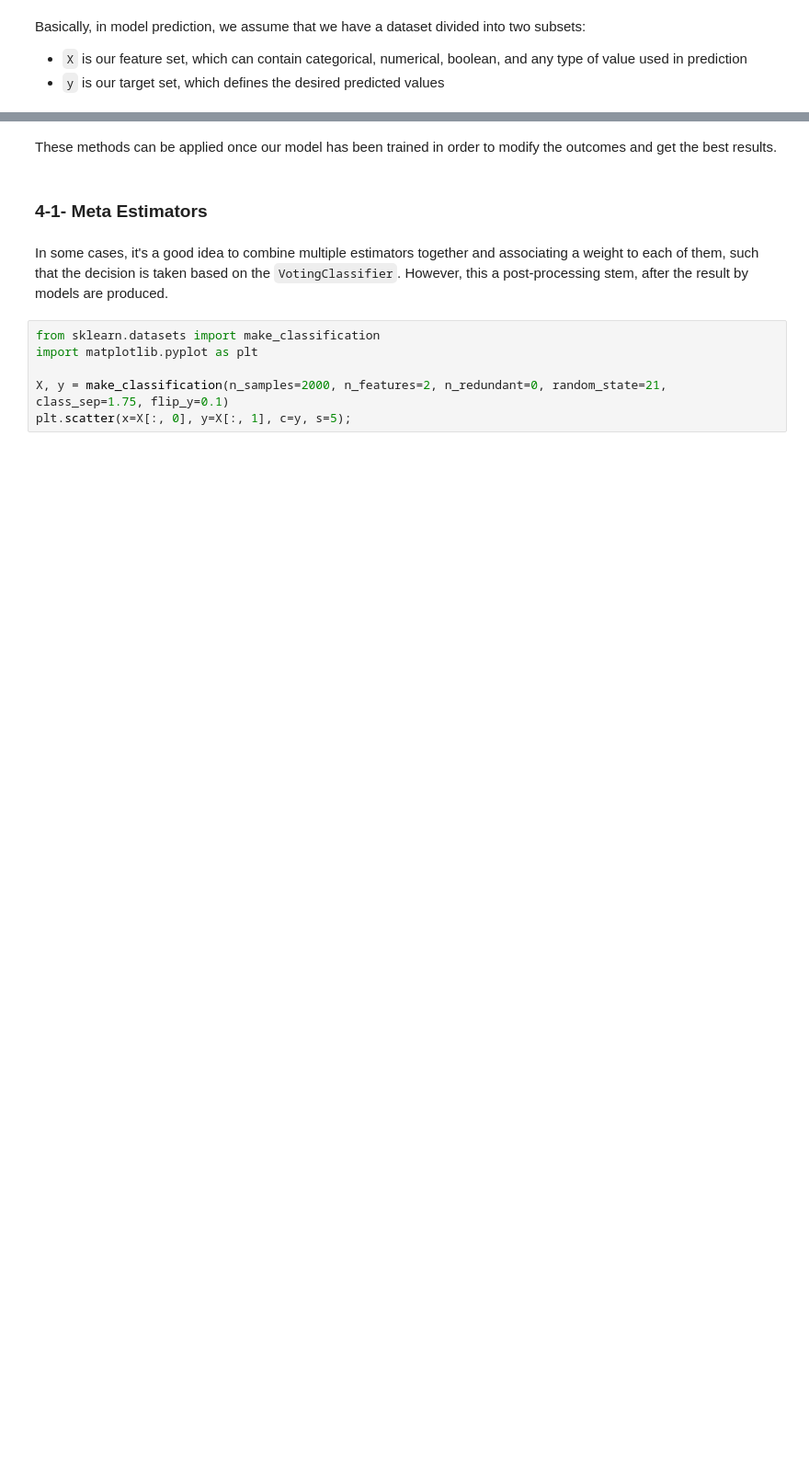
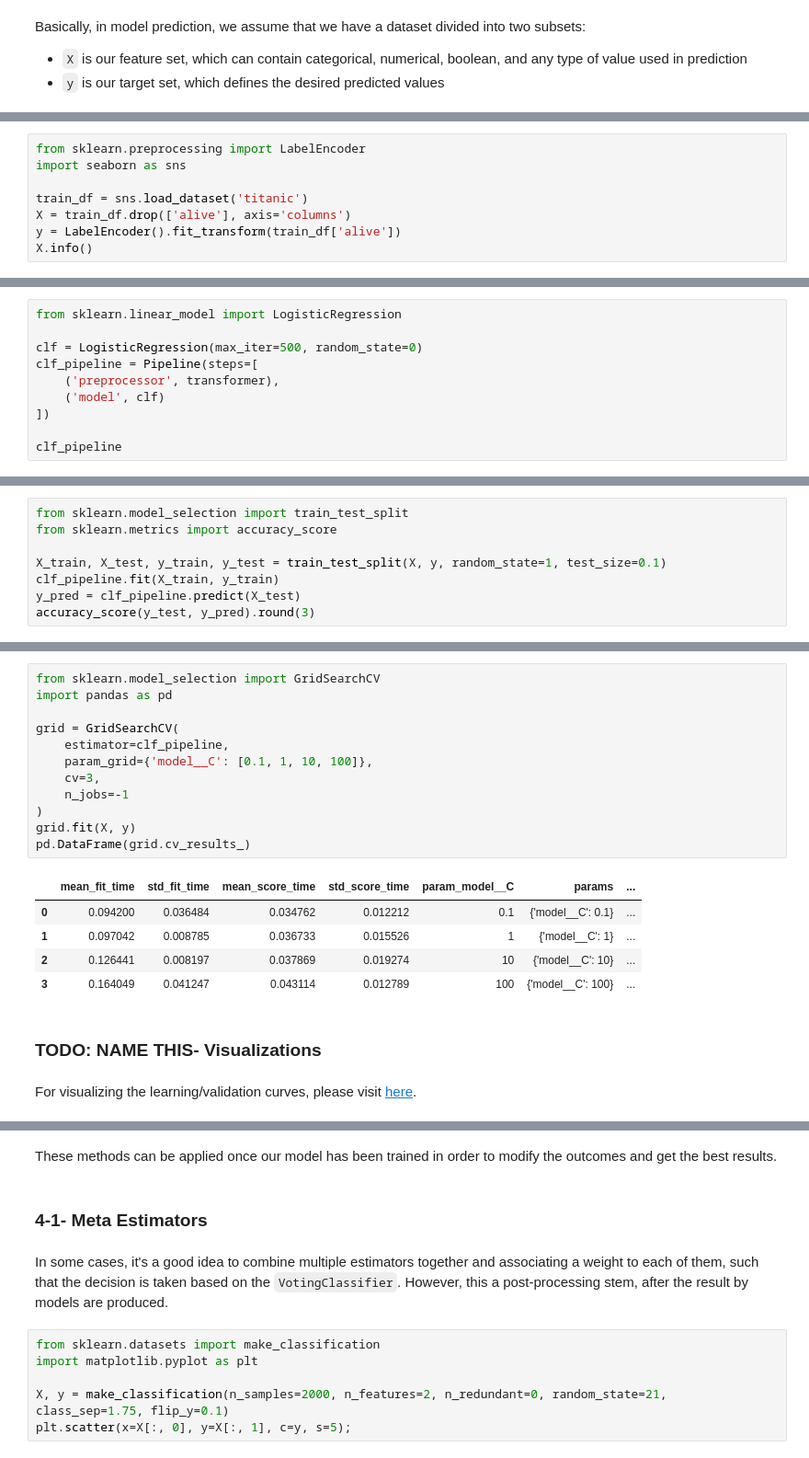
Before and after one commit to tabaraei/Data-Science-Toolkit, a Jupyter notebook: Scikit-Learn.ipynb, the cells around one changed output, grey strips where cells are left out. Shown at 92% size. Cells and saved outputs as stored; diff of their text form; blank space fills up the shorter version.

Commit message:
added model training and evaluation methods, ready for scoring and evaluations

```diff
--- a/Scikit-Learn.ipynb
+++ b/Scikit-Learn.ipynb
@@ -1050,0 +1137,8 @@ pd.DataFrame(grid.cv_results_)
+# %%
+from sklearn.preprocessing import LabelEncoder
+import seaborn as sns
+
+train_df = sns.load_dataset('titanic')
+X = train_df.drop(['alive'], axis='columns')
+y = LabelEncoder().fit_transform(train_df['alive'])
+X.info()
@@ -1050,0 +1205,10 @@ pd.DataFrame(grid.cv_results_)
+# %%
+from sklearn.linear_model import LogisticRegression
+
+clf = LogisticRegression(max_iter=500, random_state=0)
+clf_pipeline = Pipeline(steps=[
+    ('preprocessor', transformer),
+    ('model', clf)
+])
+
+clf_pipeline
@@ -1050,0 +1239,8 @@ pd.DataFrame(grid.cv_results_)
+# %%
+from sklearn.model_selection import train_test_split
+from sklearn.metrics import accuracy_score
+
+X_train, X_test, y_train, y_test = train_test_split(X, y, random_state=1, test_size=0.1)
+clf_pipeline.fit(X_train, y_train)
+y_pred = clf_pipeline.predict(X_test)
+accuracy_score(y_test, y_pred).round(3)
@@ -1050,0 +1294,22 @@ pd.DataFrame(grid.cv_results_)
+# %%
+from sklearn.model_selection import GridSearchCV
+import pandas as pd
+
+grid = GridSearchCV(
+    estimator=clf_pipeline,
+    param_grid={'model__C': [0.1, 1, 10, 100]},
+    cv=3,
+    n_jobs=-1
+)
+grid.fit(X, y)
+pd.DataFrame(grid.cv_results_)
+# %% [output]
+|  | mean_fit_time | std_fit_time | mean_score_time | std_score_time | param_model__C | params | ... |
+| 0 | 0.094200 | 0.036484 | 0.034762 | 0.012212 | 0.1 | {'model__C': 0.1} | ... |
+| 1 | 0.097042 | 0.008785 | 0.036733 | 0.015526 | 1 | {'model__C': 1} | ... |
+| 2 | 0.126441 | 0.008197 | 0.037869 | 0.019274 | 10 | {'model__C': 10} | ... |
+| 3 | 0.164049 | 0.041247 | 0.043114 | 0.012789 | 100 | {'model__C': 100} | ... |
+# %% [markdown]
+### TODO: NAME THIS- Visualizations
+# %% [markdown]
+For visualizing the learning/validation curves, please visit [here](https://scikit-learn.org/stable/modules/classes.html#visualization).
```
Also changed, not shown: parts of 154 cells of this notebook.
